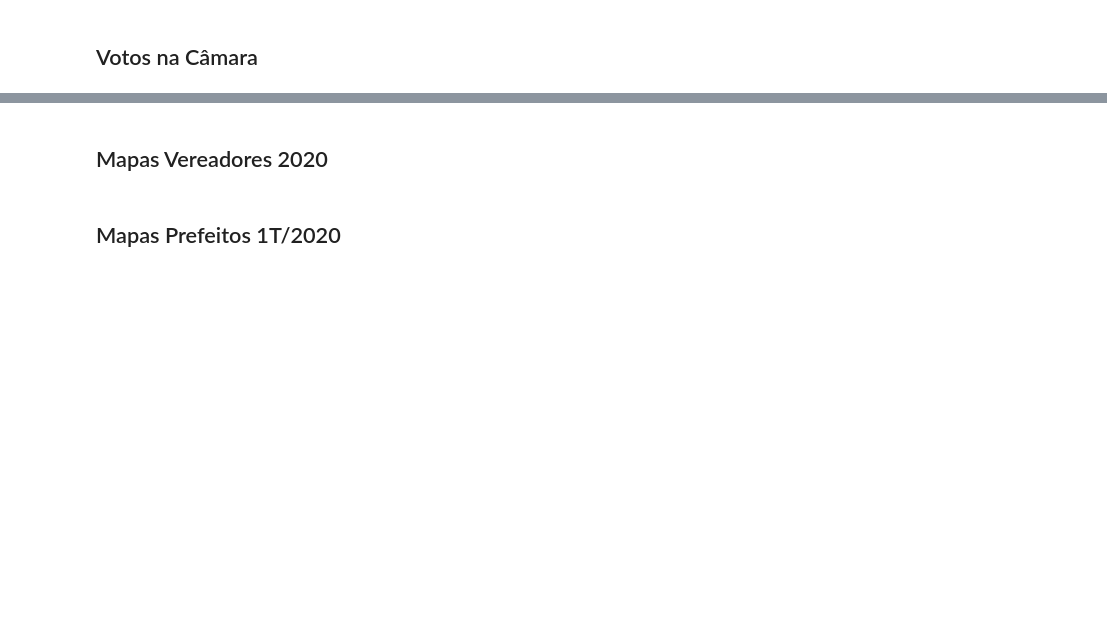
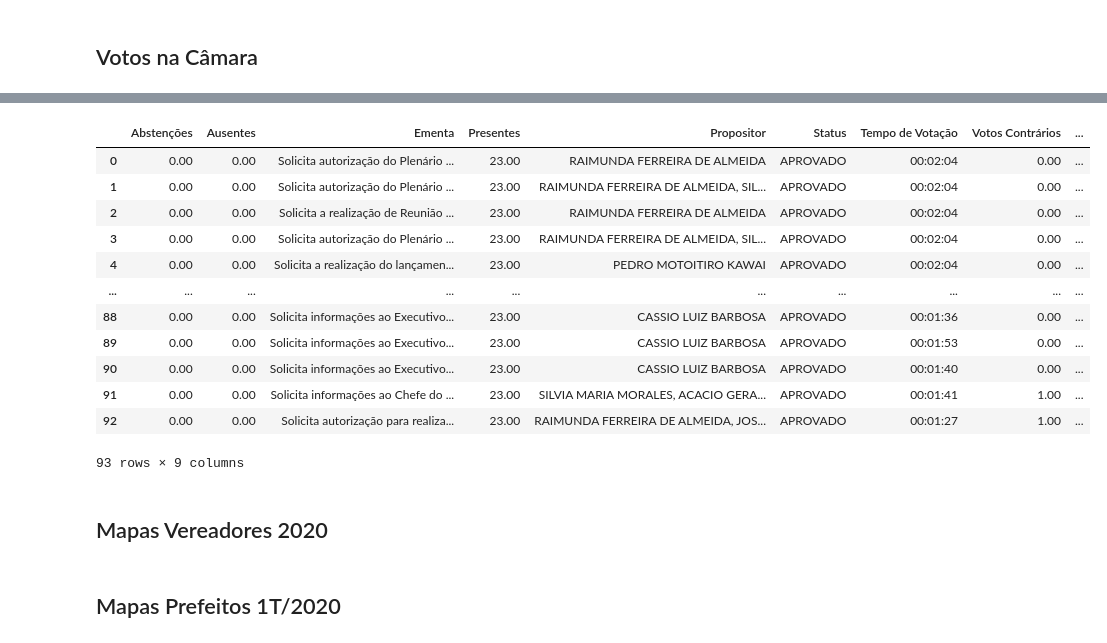
Before and after one commit to yanprada/platform-curiocidades, a Jupyter notebook: notebook/Cria as Tabelas.ipynb, the cells around one changed output, grey strips where cells are left out. Saved outputs shown, nothing was run; the diff lists cells and outputs as text; code cells hidden in the pictures; blank space fills up the shorter version.

```diff
--- a/notebook/Cria as Tabelas.ipynb
+++ b/notebook/Cria as Tabelas.ipynb
@@ -579,11 +471,11 @@ for j in ano:
         print("Começando a processar o bimestre {}/{}".format(i,j))
         if int(j) ==2020:
             if int(i)==6:
-                continue
+                file = 'http://www.financas.piracicaba.sp.gov.br/upload/kceditor/files/2021-02RREO6Bim-declaracao.pdf'
             else:
-                pass
-
-        file = 'http://www.financas.piracicaba.sp.gov.br/upload/kceditor/files/relat_res_{}_bim_{}.pdf'.format(i,j)
+                file = 'http://www.financas.piracicaba.sp.gov.br/upload/kceditor/files/relat_res_{}_bim_{}.pdf'.format(i,j)
+        else:
+            file = 'http://www.financas.piracicaba.sp.gov.br/upload/kceditor/files/relat_res_{}_bim_{}.pdf'.format(i,j)
         if j=='2016':
             todo=camelot.read_pdf(file,pages='2,3')
             despesa_orcamentaria_temp= todo[2].df.iloc[4:]
@@ -809,11 +655,13 @@ for j in ano:
         print("Começando a processar o bimestre {}/{}".format(i,j))
         if int(j) ==2020:
             if int(i)==6:
-                continue
+                file = 'http://www.financas.piracicaba.sp.gov.br/upload/kceditor/files/2021-02RREO6Bim-declaracao.pdf'
             else:
-                pass
+                file = 'http://www.financas.piracicaba.sp.gov.br/upload/kceditor/files/relat_res_{}_bim_{}.pdf'.format(i,j)
+        else:
+            file = 'http://www.financas.piracicaba.sp.gov.br/upload/kceditor/files/relat_res_{}_bim_{}.pdf'.format(i,j)
 
-        file = 'http://www.financas.piracicaba.sp.gov.br/upload/kceditor/files/relat_res_{}_bim_{}.pdf'.format(i,j)
+
 
         todo = camelot.read_pdf(file,pages='7,8,9,10')
         despesa_temp=todo[1].df.iloc[3:]
@@ -1038,30 +793,48 @@ todo[0].df.iloc[0,0].split('\n')
 # %%
 base_df = pd.DataFrame()
-num=['172','170','168','166','164','162','160']
+num=['925']
 for j in num:
-    file = 'https://siave.camarapiracicaba.sp.gov.br/arquivo?Id=455{}'.format(j)
+    if j==''
+    file = 'https://siave.camarapiracicaba.sp.gov.br/arquivo?Id=457{}'.format(j)
     todo = camelot.read_pdf(file,pages='all')
     for i in range(len(todo)):
-        vereador = todo[i].df.iloc[0,0].split('\n')[15]
-        if len(todo[i].df.iloc[0,0].split('\n'))==29:
-            ementa = todo[i].df.iloc[0,0].split('\n')[17]
-        elif len(todo[i].df.iloc[0,0].split('\n'))==30:
-            ementa = todo[i].df.iloc[0,0].split('\n')[17]+todo[i].df.iloc[0,0].split('\n')[18]
-        elif len(todo[i].df.iloc[0,0].split('\n'))==31:
-            ementa = todo[i].df.iloc[0,0].split('\n')[17]+todo[i].df.iloc[0,0].split('\n')[18]+ todo[i].df.iloc[0,0].split('\n')[19]
-        elif len(todo[i].df.iloc[0,0].split('\n'))==32:
-            ementa = todo[i].df.iloc[0,0].split('\n')[17]+todo[i].df.iloc[0,0].split('\n')[18]+ todo[i].df.iloc[0,0].split('\n')[19]+ todo[i].df.iloc[0,0].split('\n')[20]
-        presentes = int(todo[i].df.iloc[0,1].split('\n')[0])
-        ausentes = int(todo[i].df.iloc[0,1].split('\n')[2])
-        sim = int(todo[i].df.iloc[1,1].split('\n')[1])
-        nao = int(todo[i].df.iloc[1,1].split('\n')[0].split()[0])
-        abst= int(todo[i].df.iloc[1,1].split('\n')[0].split()[1])
-        status=todo[i].df.iloc[2,1]
-        tempo_vot = todo[i].df.iloc[0,0].split('\n')[-3]
-        dicionario = {'Propositor':vereador,'Ementa':ementa,'Presentes':presentes,'Ausentes':ausentes,
-                      'Votos a Favor':sim,'Votos Contrários':nao, 'Abstenções':abst, 'Status':status,'Tempo de Votação':tempo_vot}
-        base_df=base_df.append(dicionario,ignore_index=True)
+        if todo[i].df.iloc[0,0].split('\n')[6]!='0':
+            vereador = todo[i].df.iloc[0,0].split('\n')[15]
+            if len(todo[i].df.iloc[0,0].split('\n'))==29:
+                ementa = todo[i].df.iloc[0,0].split('\n')[17]
+            elif len(todo[i].df.iloc[0,0].split('\n'))==30:
+                ementa = todo[i].df.iloc[0,0].split('\n')[17]+todo[i].df.iloc[0,0].split('\n')[18]
+            elif len(todo[i].df.iloc[0,0].split('\n'))==31:
+                ementa = todo[i].df.iloc[0,0].split('\n')[17]+todo[i].df.iloc[0,0].split('\n')[18]+ todo[i].df.iloc[0,0].split('\n')[19]
+            elif len(todo[i].df.iloc[0,0].split('\n'))==32:
+                ementa = todo[i].df.iloc[0,0].split('\n')[17]+todo[i].df.iloc[0,0].split('\n')[18]+ todo[i].df.iloc[0,0].split('\n')[19]+ todo[i].df.iloc[0,0].split('\n')[20]
+            presentes = int(todo[i].df.iloc[0,1].split('\n')[0])
+            ausentes = int(todo[i].df.iloc[0,1].split('\n')[2])
+            sim = int(todo[i].df.iloc[1,1].split('\n')[1])
+            nao = int(todo[i].df.iloc[1,1].split('\n')[0].split()[0])
+            abst= int(todo[i].df.iloc[1,1].split('\n')[0].split()[1])
+            status=todo[i].df.iloc[2,1]
+            tempo_vot = todo[i].df.iloc[0,0].split('\n')[-3]
+            dicionario = {'Propositor':vereador,'Ementa':ementa,'Presentes':presentes,'Ausentes':ausentes,
+                          'Votos a Favor':sim,'Votos Contrários':nao, 'Abstenções':abst, 'Status':status,'Tempo de Votação':tempo_vot}
+            base_df=base_df.append(dicionario,ignore_index=True)
+        else:
+            continue
 base_df
+# %% [output]
+|  | Abstenções | Ausentes | Ementa | Presentes | Propositor | Status | Tempo de Votação | Votos Contrários | ... |
+| 0 | 0.00 | 0.00 | Solicita autorização do Plenário ... | 23.00 | RAIMUNDA FERREIRA DE ALMEIDA | APROVADO | 00:02:04 | 0.00 | ... |
+| 1 | 0.00 | 0.00 | Solicita autorização do Plenário ... | 23.00 | RAIMUNDA FERREIRA DE ALMEIDA, SIL... | APROVADO | 00:02:04 | 0.00 | ... |
+| 2 | 0.00 | 0.00 | Solicita a realização de Reunião ... | 23.00 | RAIMUNDA FERREIRA DE ALMEIDA | APROVADO | 00:02:04 | 0.00 | ... |
+| 3 | 0.00 | 0.00 | Solicita autorização do Plenário ... | 23.00 | RAIMUNDA FERREIRA DE ALMEIDA, SIL... | APROVADO | 00:02:04 | 0.00 | ... |
+| 4 | 0.00 | 0.00 | Solicita a realização do lançamen... | 23.00 | PEDRO MOTOITIRO KAWAI | APROVADO | 00:02:04 | 0.00 | ... |
+| ... | ... | ... | ... | ... | ... | ... | ... | ... | ... |
+| 88 | 0.00 | 0.00 | Solicita informações ao Executivo... | 23.00 | CASSIO LUIZ BARBOSA | APROVADO | 00:01:36 | 0.00 | ... |
+| 89 | 0.00 | 0.00 | Solicita informações ao Executivo... | 23.00 | CASSIO LUIZ BARBOSA | APROVADO | 00:01:53 | 0.00 | ... |
+| 90 | 0.00 | 0.00 | Solicita informações ao Executivo... | 23.00 | CASSIO LUIZ BARBOSA | APROVADO | 00:01:40 | 0.00 | ... |
+| 91 | 0.00 | 0.00 | Solicita informações ao Chefe do ... | 23.00 | SILVIA MARIA MORALES, ACACIO GERA... | APROVADO | 00:01:41 | 1.00 | ... |
+| 92 | 0.00 | 0.00 | Solicita autorização para realiza... | 23.00 | RAIMUNDA FERREIRA DE ALMEIDA, JOS... | APROVADO | 00:01:27 | 1.00 | ... |
+93 rows × 9 columns
 # %%
 df_final=pd.DataFrame()
 dicionario={'ADRIANA C. SGRIGNEIRO NUNES':27817,
```
Also changed, not shown: parts of 31 cells of this notebook, 31 other files.
